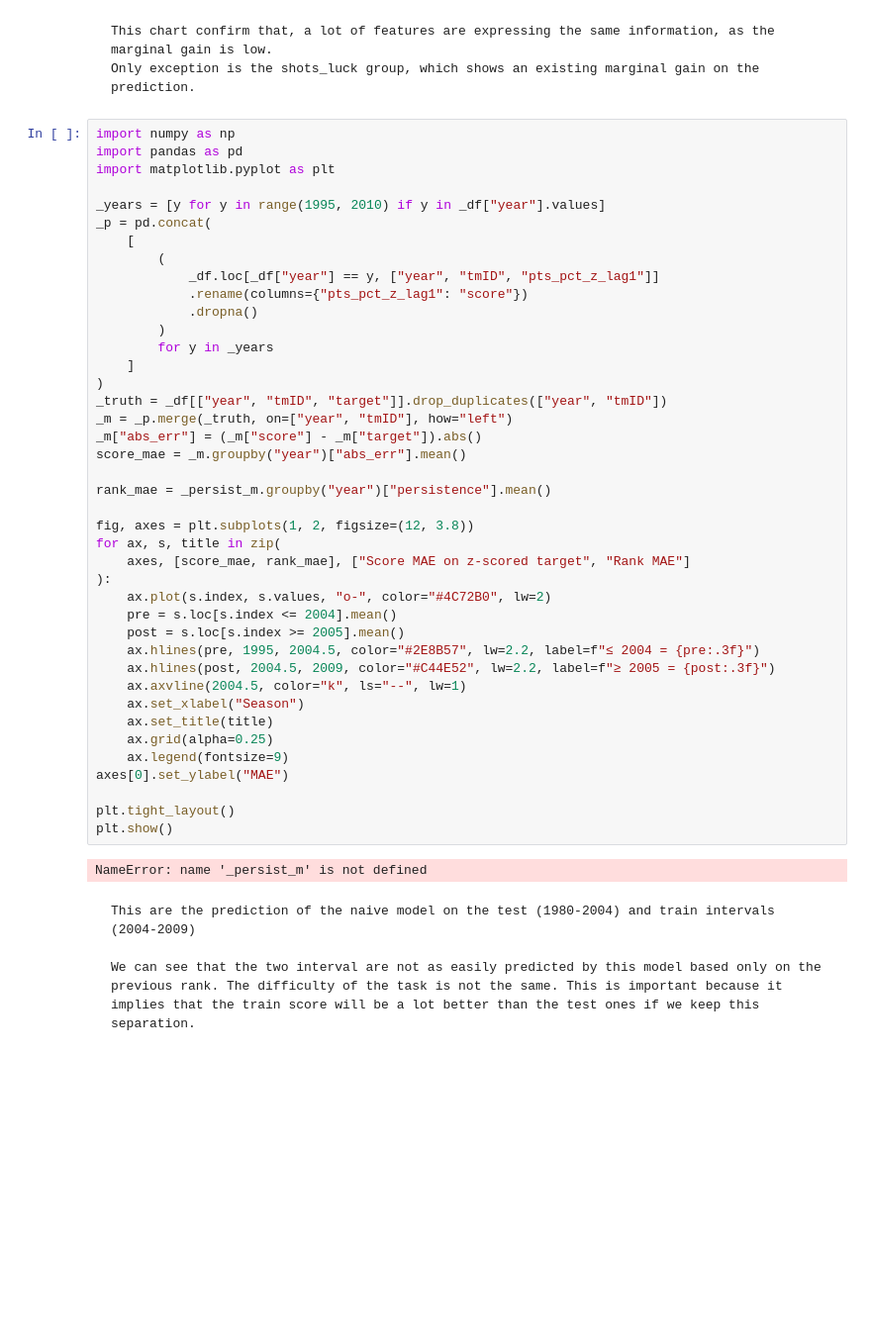
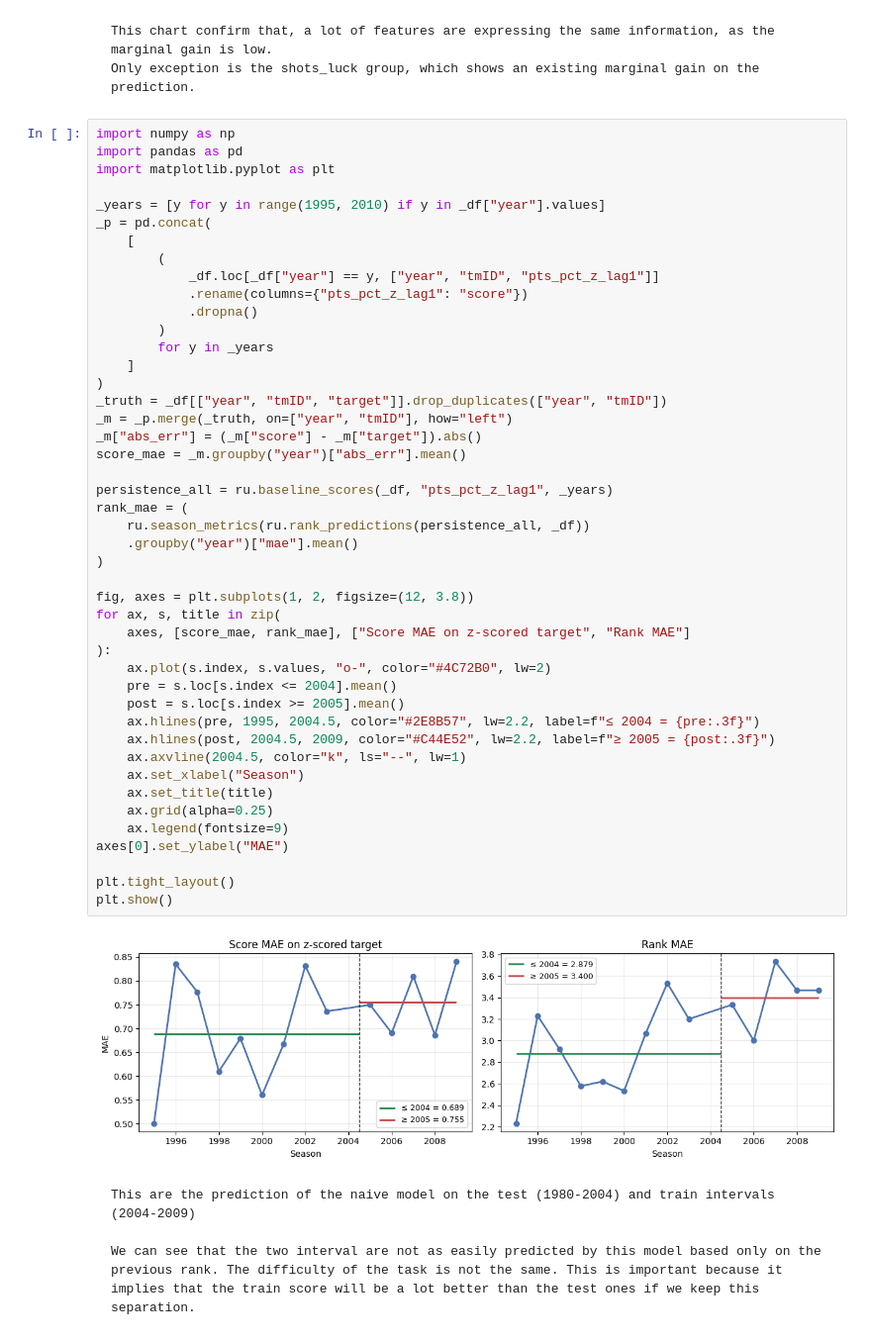
Before and after one commit to Nathan-Pinheiro/AC_hockey_predictions, a Jupyter notebook: ranking_analysis.ipynb, the cells around one changed output. Shown at 99% size. Drawn from its saved outputs; the diff is of its cells as text; blank space fills up the shorter version.

````diff
--- a/ranking_analysis.ipynb
+++ b/ranking_analysis.ipynb
@@ -534,35 +576,39 @@ _p = pd.concat(
             .dropna()
         )
         for y in _years
     ]
 )
 _truth = _df[["year", "tmID", "target"]].drop_duplicates(["year", "tmID"])
 _m = _p.merge(_truth, on=["year", "tmID"], how="left")
 _m["abs_err"] = (_m["score"] - _m["target"]).abs()
 score_mae = _m.groupby("year")["abs_err"].mean()
 
-rank_mae = _persist_m.groupby("year")["persistence"].mean()
+persistence_all = ru.baseline_scores(_df, "pts_pct_z_lag1", _years)
+rank_mae = (
+    ru.season_metrics(ru.rank_predictions(persistence_all, _df))
+    .groupby("year")["mae"].mean()
+)
 
 fig, axes = plt.subplots(1, 2, figsize=(12, 3.8))
 for ax, s, title in zip(
     axes, [score_mae, rank_mae], ["Score MAE on z-scored target", "Rank MAE"]
 ):
     ax.plot(s.index, s.values, "o-", color="#4C72B0", lw=2)
     pre = s.loc[s.index <= 2004].mean()
     post = s.loc[s.index >= 2005].mean()
     ax.hlines(pre, 1995, 2004.5, color="#2E8B57", lw=2.2, label=f"≤ 2004 = {pre:.3f}")
     ax.hlines(post, 2004.5, 2009, color="#C44E52", lw=2.2, label=f"≥ 2005 = {post:.3f}")
     ax.axvline(2004.5, color="k", ls="--", lw=1)
     ax.set_xlabel("Season")
     ax.set_title(title)
     ax.grid(alpha=0.25)
     ax.legend(fontsize=9)
 axes[0].set_ylabel("MAE")
 
 plt.tight_layout()
 plt.show()
 # %% [output]
-NameError: name '_persist_m' is not defined
+[figure, added]
 # %% [markdown]
 ```
 This are the prediction of the naive model on the test (1980-2004) and train intervals (2004-2009)
````
Also changed, not shown: parts of 13 cells of this notebook, 11 other files.
